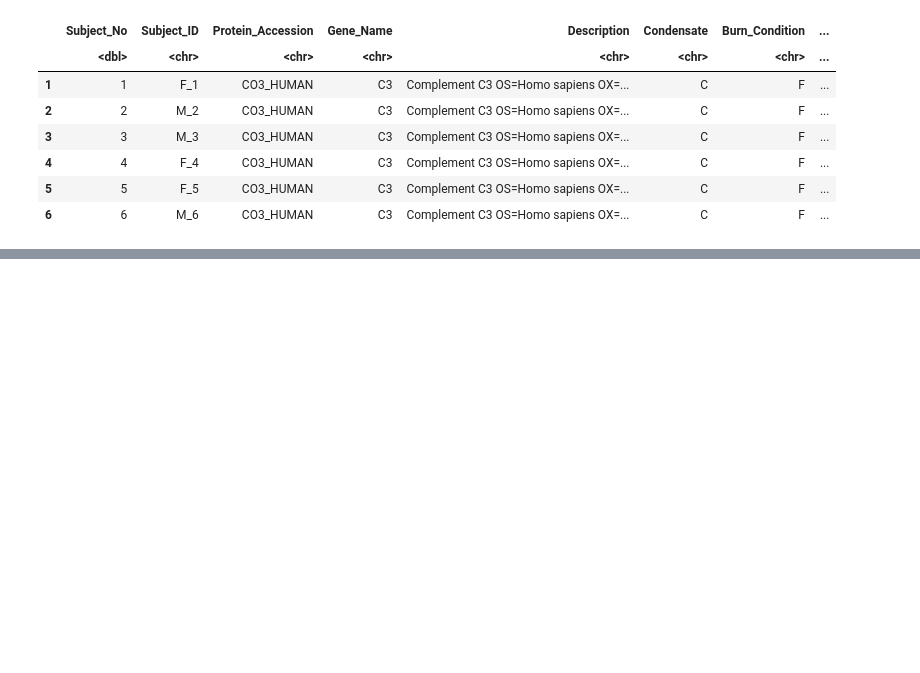
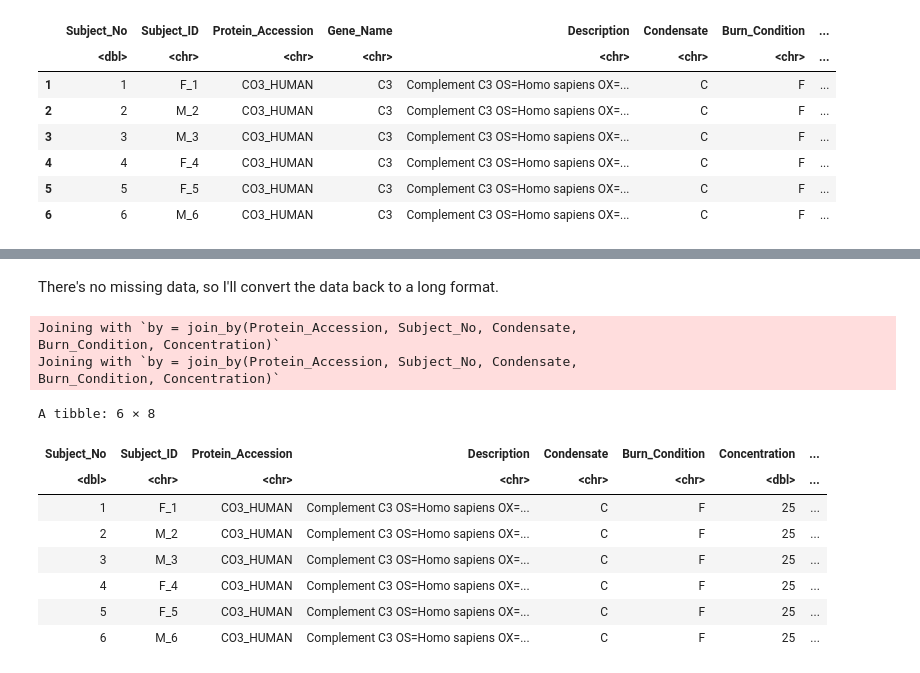
Before and after one commit to UNC-CEMALB/Burn-pit-smoke-condensate-mediated-toxicity-in-human-airway-epithelial-cells-, a Jupyter notebook: 1. Data Processing/Peptide Normalization.ipynb, the cells around one changed output, grey strips where cells are left out. Drawn from its saved outputs; the diff is of its cells as text; code cells hidden in the pictures; blank space fills up the shorter version.

```diff
--- a/1. Data Processing/Peptide Normalization.ipynb
+++ b/1. Data Processing/Peptide Normalization.ipynb
@@ -73,10 +86,42 @@ A tibble: 6 × 10
+# %% [markdown]
+There's no missing data, so I'll convert the data back to a long format.
 # %%
-# splitting into 2 dfs again to decrease the file size
-split_proteomics_df = normalized_df %>%
-    group_by(Concentration) %>%
-    group_split()
+normalized_25_df = data.frame(normalized_25_matrix) %>%
+    rownames_to_column(var = "Protein_Accession") %>%
+    pivot_longer(cols = 2:31, names_to = "Sample_No", values_to = "Norm_Intensity") %>%
+    separate(Sample_No, into = c("Subject_No", "Condensate", "Burn_Condition", "Concentration"))
 
-norm_proteomics_5_df = split_proteomics_df[[1]]
-norm_proteomics_25_df = split_proteomics_df[[2]]
+normalized_5_df = data.frame(normalized_5_matrix) %>%
+    rownames_to_column(var = "Protein_Accession") %>%
+    pivot_longer(cols = 2:31, names_to = "Sample_No", values_to = "Norm_Intensity") %>%
+    separate(Sample_No, into = c("Subject_No", "Condensate", "Burn_Condition", "Concentration"))
+
+# dataframes automatically add X to col names if it starts with a number so removing that here
+normalized_25_df$Subject_No = as.numeric(gsub("X","", as.character(normalized_25_df$Subject_No)))
+normalized_5_df$Subject_No = as.numeric(gsub("X","", as.character(normalized_5_df$Subject_No)))
+normalized_25_df$Concentration = as.numeric(normalized_25_df$Concentration)
+normalized_5_df$Concentration = as.numeric(normalized_5_df$Concentration)
+
+# adding back in all other data
+final_normalized_25_df = full_join(normalized_25_df, proteomics_25_df[,1:8])
+final_normalized_5_df = full_join(normalized_5_df, proteomics_5_df[,1:8])
+final_normalized_25_df = final_normalized_25_df[,c(2,7,1,9,3:6)]
+final_normalized_5_df = final_normalized_5_df[,c(2,7,1,9,3:6)]
+
+head(final_normalized_25_df)
+# %% [output]
+Joining with `by = join_by(Protein_Accession, Subject_No, Condensate,
+Burn_Condition, Concentration)`
+Joining with `by = join_by(Protein_Accession, Subject_No, Condensate,
+Burn_Condition, Concentration)`
+A tibble: 6 × 8
+| Subject_No | Subject_ID | Protein_Accession | Description | Condensate | Burn_Condition | Concentration | ... |
+| <dbl> | <chr> | <chr> | <chr> | <chr> | <chr> | <dbl> | ... |
+| 1 | F_1 | CO3_HUMAN | Complement C3 OS=Homo sapiens OX=... | C | F | 25 | ... |
+| 2 | M_2 | CO3_HUMAN | Complement C3 OS=Homo sapiens OX=... | C | F | 25 | ... |
+| 3 | M_3 | CO3_HUMAN | Complement C3 OS=Homo sapiens OX=... | C | F | 25 | ... |
+| 4 | F_4 | CO3_HUMAN | Complement C3 OS=Homo sapiens OX=... | C | F | 25 | ... |
+| 5 | F_5 | CO3_HUMAN | Complement C3 OS=Homo sapiens OX=... | C | F | 25 | ... |
+| 6 | M_6 | CO3_HUMAN | Complement C3 OS=Homo sapiens OX=... | C | F | 25 | ... |
 # %%
 # exporting
```
Also changed, not shown: parts of 7 cells of this notebook.
